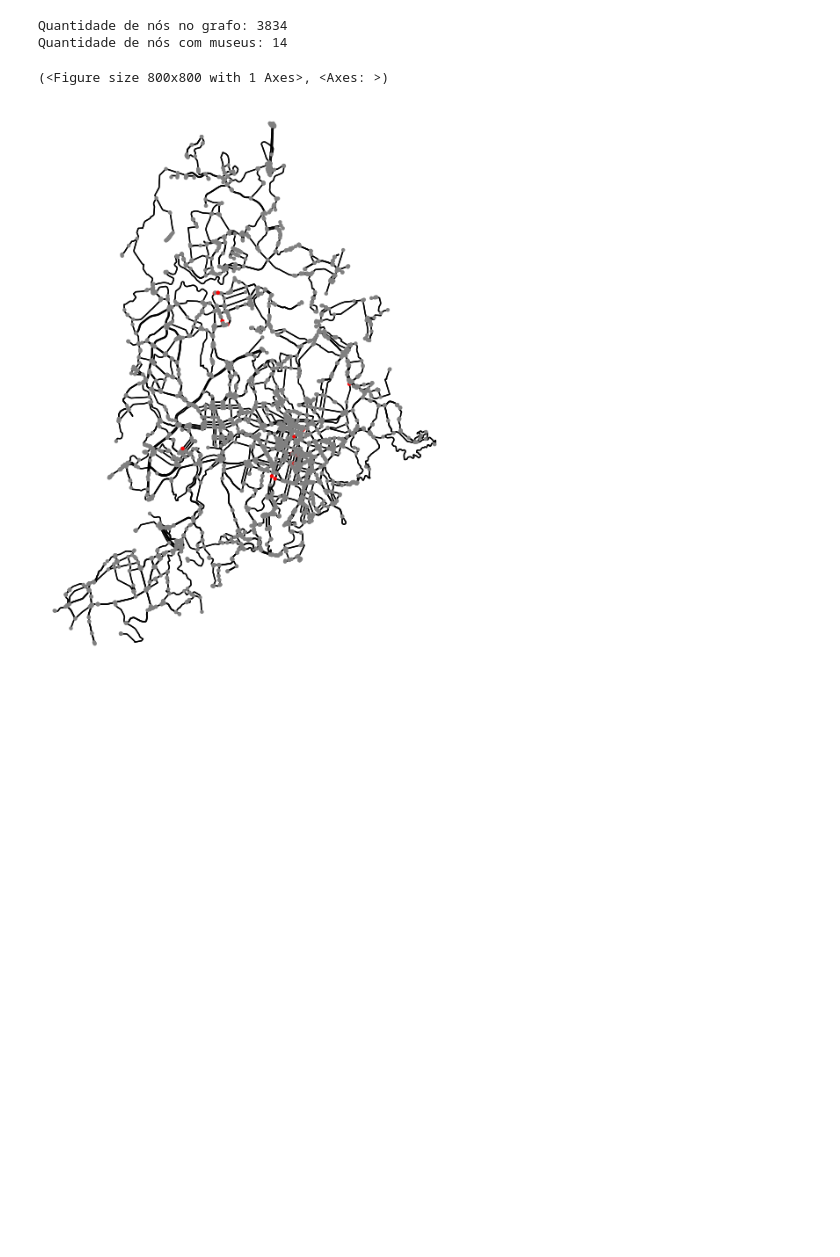
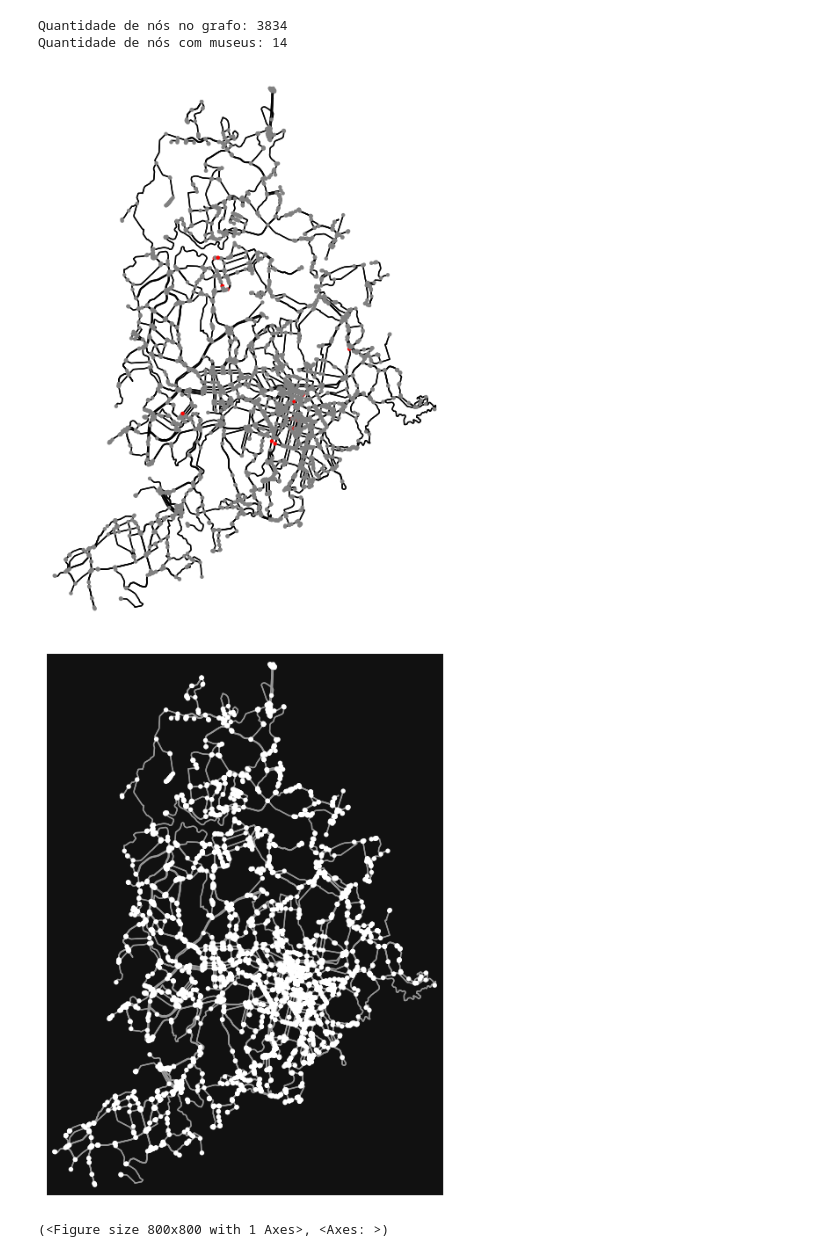
Before and after one commit to carlabferreira/SearchAgent, a Jupyter notebook: TP1.ipynb, the cells around one changed output. Saved outputs shown, nothing was run; the diff lists cells and outputs as text; code cells hidden in the pictures; blank space fills up the shorter version.

```diff
--- a/TP1.ipynb
+++ b/TP1.ipynb
@@ -100,12 +87,16 @@ Quantidade de nós com museus: 14
 # %%
 # Identifica os nós que possuem a chave "museum"
 museum_nodes = [n for n, d in G.nodes(data=True) if "museum" in d]
 
 # Define as cores dos nós: vermelho para nós com "museum", cinza para os demais
 node_colors = ["r" if n in museum_nodes else "gray" for n in G.nodes]
 
 # Plota o grafo com as cores ajustadas
 ox.plot_graph(G, node_color=node_colors, node_size=10, edge_color="k", bgcolor="w", show=False)
+
+# plota o grafo como no enunciado
+ox.plot_graph(G)
 # %% [output]
+[figure]
+[figure, added]
 (<Figure size 800x800 with 1 Axes>, <Axes: >)
-[figure]
```
Also changed, not shown: parts of 5 cells of this notebook, 1 other file.
